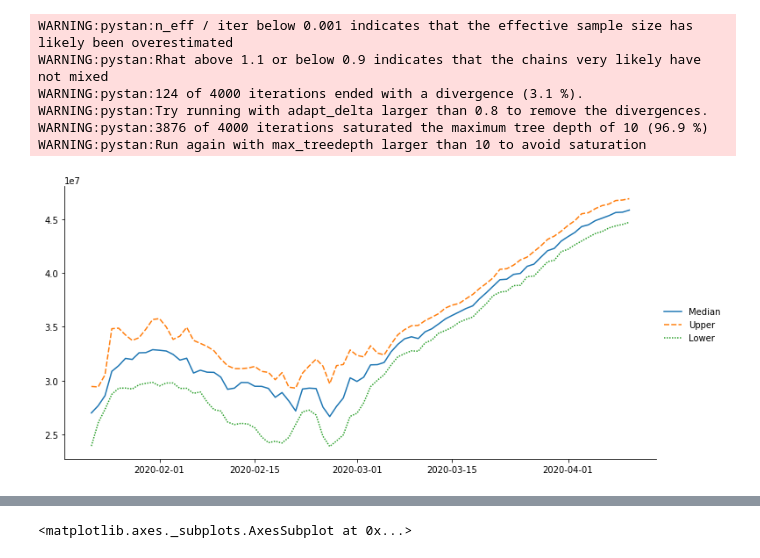
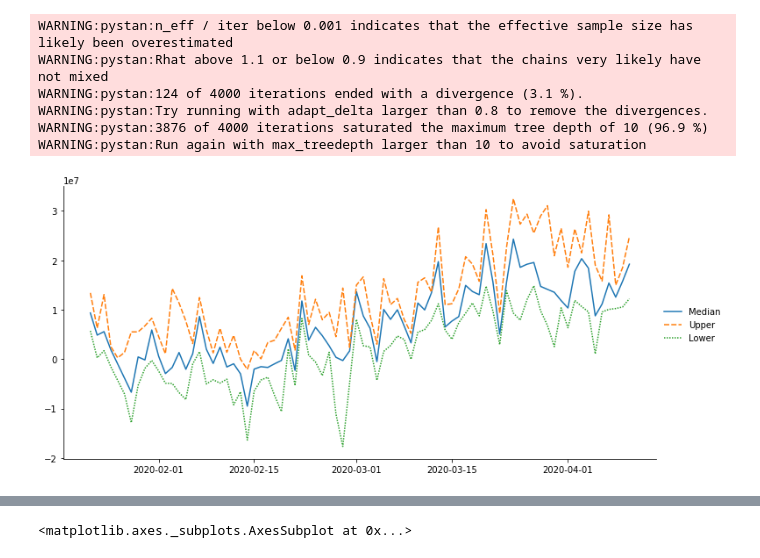
Before and after one commit to yoriyuki/COVID-19, a Jupyter notebook: prediction/Turzin.ipynb, the cells around one changed output, grey strips where cells are left out. Saved outputs shown, nothing was run; the diff lists cells and outputs as text; code cells hidden in the pictures.

```diff
--- a/prediction/Turzin.ipynb
+++ b/prediction/Turzin.ipynb
@@ -102,7 +102,9 @@ def draw(simulated, real=None):
     sns.relplot(kind="line", data=graph, aspect=2)
 # %%
 S = extract_series(fit, 'S')
+# %%
+R = extract_series(fit, 'R')
 # %%
-draw(S)
+draw(S - R)
 # %% [output]
-[figure, old version]
+[figure, new version]
```
Also changed, not shown: parts of 8 cells of this notebook.
